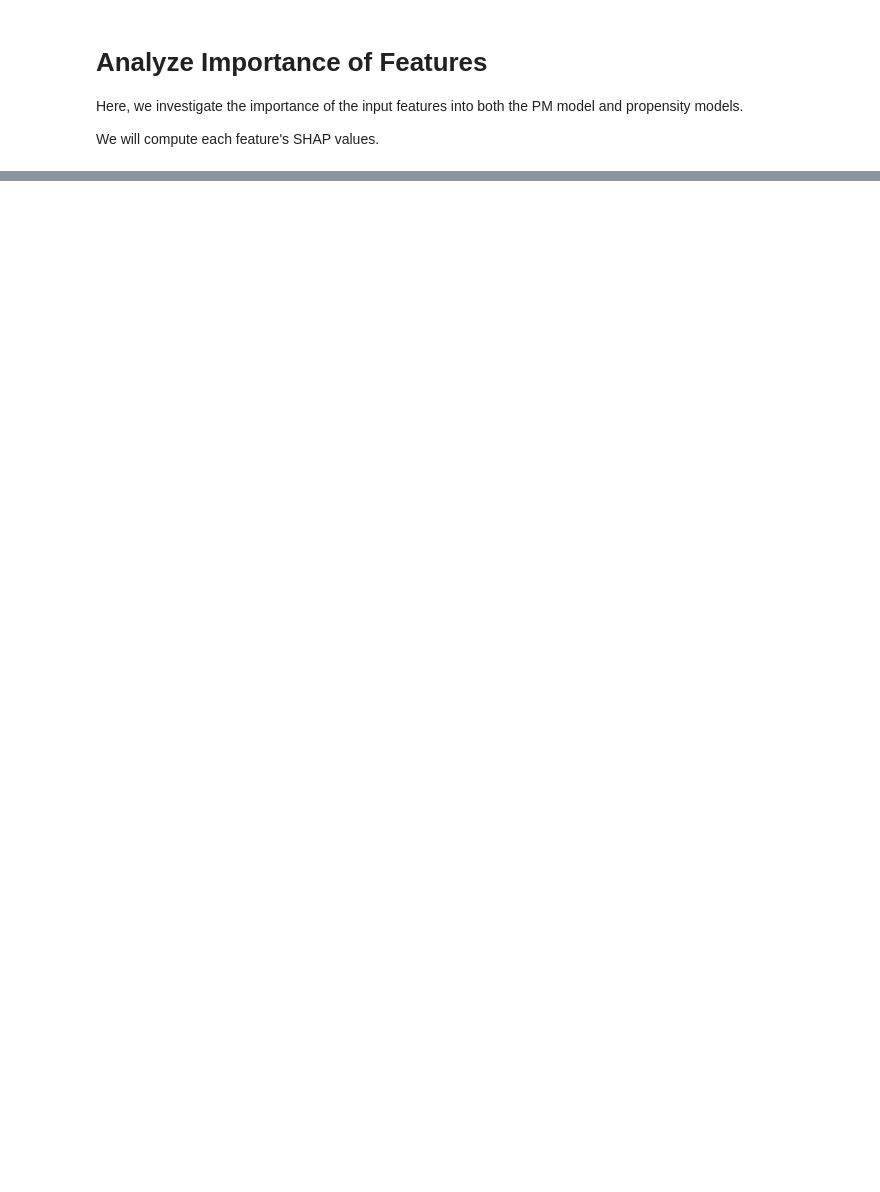
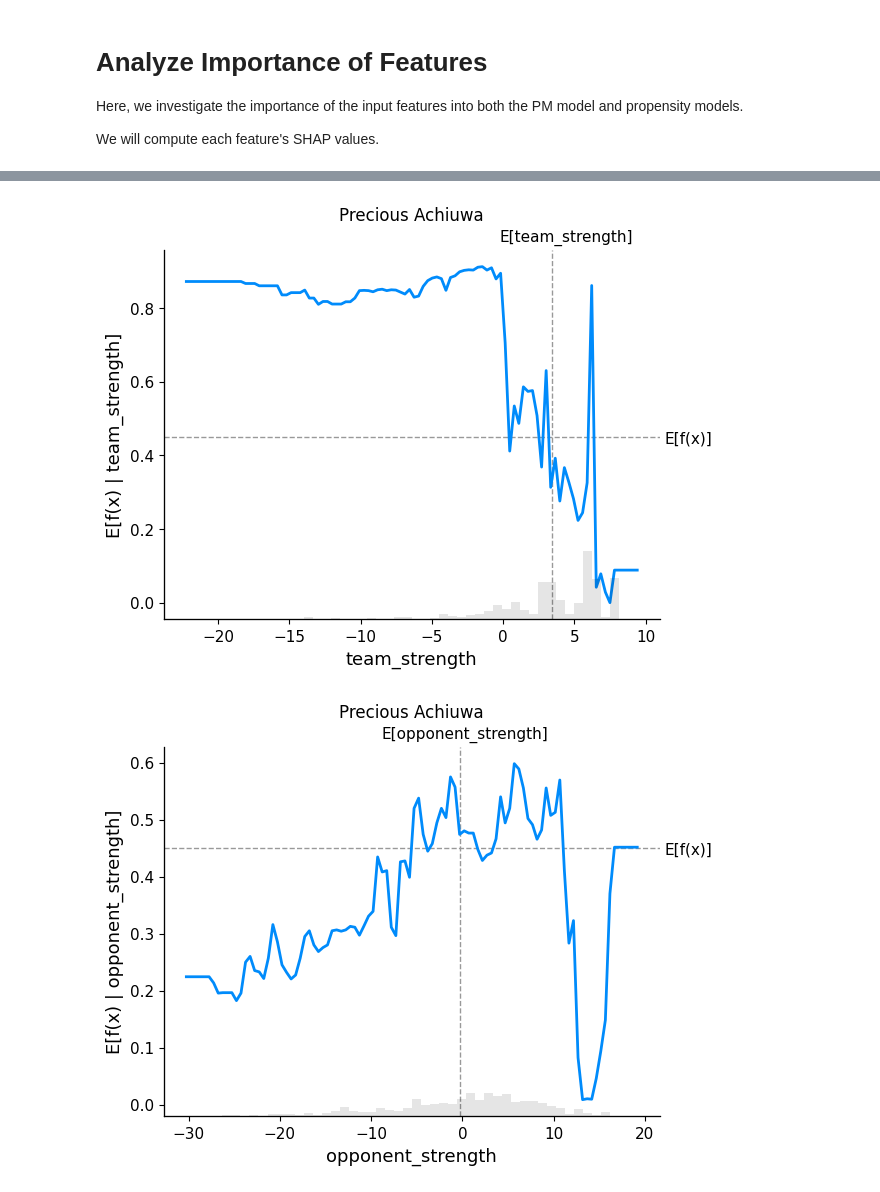
Before and after one commit to DanLeEpicMan/RAPM, a Jupyter notebook: code/analyze/propensity_scores.ipynb, the cells around one changed output, grey strips where cells are left out. Cells and saved outputs as stored; diff of their text form; code cells hidden in the pictures; blank space fills up the shorter version.

```diff
--- a/code/analyze/propensity_scores.ipynb
+++ b/code/analyze/propensity_scores.ipynb
@@ -633,0 +687,47 @@ fig.show()
+# %%
+# random forest
+plr_ids = list(probs)
+
+for k in range(2):
+
+    plr_id              = plr_ids[k]
+    plr_model, plr_data = prob_models[plr_id][0], get_features(prob_models[plr_id][1])
+
+    time_fig, time_ax = shap.partial_dependence_plot(
+        "team_strength",
+        plr_model.predict,
+        plr_data,
+        model_expected_value=True,
+        feature_expected_value=True,
+        show=False,
+        ice=False
+    )
+    time_ax.set_title(plr_id_to_name[plr_id])
+    time_fig.show()
+
+    opp_fig, opp_ax = shap.plots.partial_dependence(
+        "opponent_strength",
+        plr_model.predict,
+        plr_data,
+        model_expected_value=True,
+        feature_expected_value=True,
+        show=False,
+        ice=False
+    )
+    opp_ax.set_title(plr_id_to_name[plr_id])
+    opp_fig.show()
+
+    margin_fig, margin_ax = shap.plots.partial_dependence(
+        "start_score_margin",
+        plr_model.predict,
+        plr_data,
+        model_expected_value=True,
+        feature_expected_value=True,
+        show=False,
+        ice=False
+    )
+    margin_ax.set_title(plr_id_to_name[plr_id])
+    margin_fig.show()
+# %% [output]
+[figure, added]
+[figure, added]
```
Also changed, not shown: parts of 47 cells of this notebook, 12 other files.
